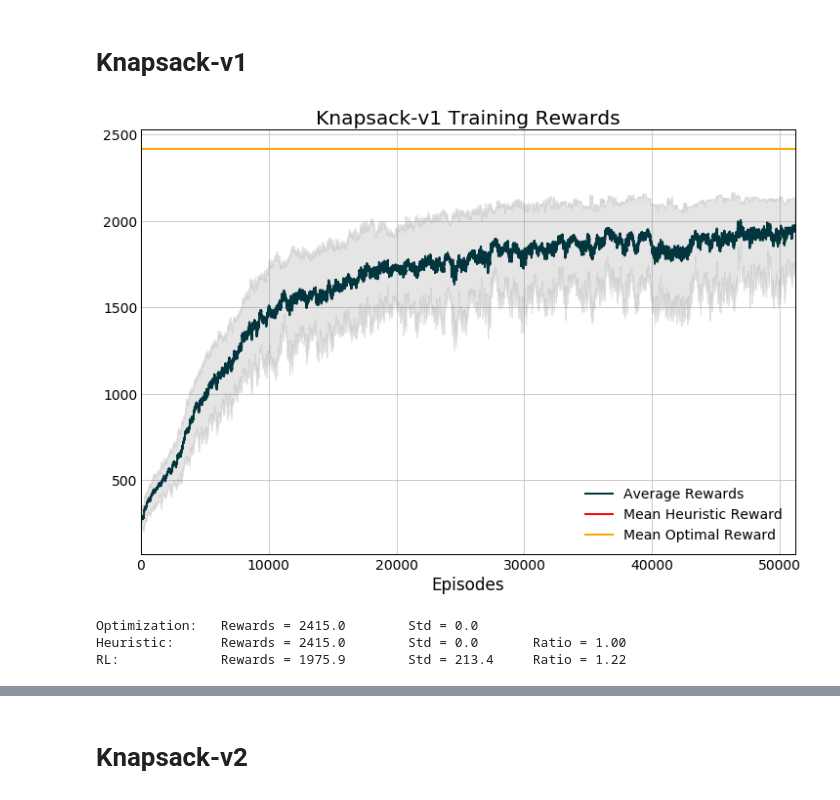
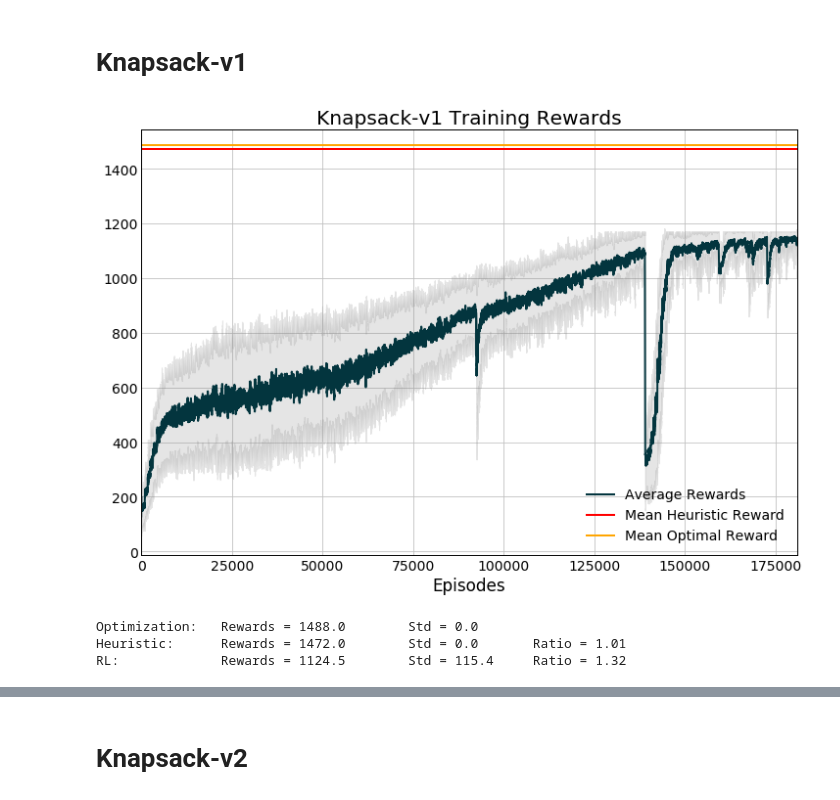
Before and after one commit to hubbs5/or-gym, a Jupyter notebook: notebooks/knapsack_plots.ipynb, the cells around one changed output, grey strips where cells are left out. Drawn from its saved outputs; the diff is of its cells as text; code cells hidden in the pictures.

```diff
--- a/notebooks/knapsack_plots.ipynb
+++ b/notebooks/knapsack_plots.ipynb
@@ -181,12 +182,13 @@ RL:             Rewards = 5515.5        Std = 87.2      Ratio = 1.02
 # %% [markdown]
 # Knapsack-v1
 # %%
-kp1_path = '/home/christian/ray_results/PPO/PPO_Knapsack-v1_5_entropy_coeff=0.001,kl_target=0.01,lambda=0.9,lr=0.0001_2020-05-29_10-17-44npw17d2w'
+# kp1_path = '/home/christian/ray_results/PPO/PPO_Knapsack-v1_5_entropy_coeff=0.001,kl_target=0.01,lambda=0.9,lr=0.0001_2020-05-29_10-17-44npw17d2w'
+kp1_path = '/home/christian/ray_results/PPO/PPO_Knapsack-v1_9_entropy_coeff=0.001,kl_target=0.01,lambda=0.95,lr=1e-05_2020-07-29_18-53-40iezku6bf'
 kp1_plot_data, kp1_data = extract_plot_stats(kp1_path)
 
-opt_mean1 = 2415
+opt_mean1 = 1488
 opt_var1 = 0
-heur_mean1 = 2415
+heur_mean1 = 1472
 heur_var1 = 0
 
 
@@ -195,34 +197,34 @@ x_max = kp1_plot_data.shape[0]
 
 
 plt.figure(figsize=(12,8))
 plt.plot(kp1_plot_data['mean_rewards'], label='Average Rewards')
 plt.fill_between(np.arange(x_max), kp1_plot_data['fill_min'], kp1_plot_data['fill_max'],
                  color='gray', alpha=0.2) #, label='RL Variance')
 
 plt.axhline(xmin=0, xmax=x_max, y=heur_mean1, color='r', label='Mean Heuristic Reward')
 # plt.fill_between(np.arange(x_min, mean_vals.shape[0]), heur_mean-heur_var,
 #                  heur_mean+heur_var, color='r', alpha=0.2, label='Heuristic Variance')
 
 plt.axhline(xmin=0, xmax=x_max, y=opt_mean1, color='orange', label='Mean Optimal Reward')
 # plt.fill_between(np.arange(x_min, mean_vals.shape[0]), opt_mean-opt_var,
 #                  opt_mean+opt_var, color='orange', alpha=0.2, label='Optimization Variance')
 
 plt.title('Knapsack-v1 Training Rewards')
 plt.legend()
 plt.xlabel('Episodes')
 plt.xlim([x_min, x_max])
 plt.show()
 
 print("Optimization:\tRewards = {:.1f}\tStd = {:.1f}".format(
     opt_mean1, opt_var1))
 print("Heuristic:\tRewards = {:.1f}\tStd = {:.1f}\tRatio = {:.2f}".format(
     heur_mean1, heur_var1, opt_mean1 / heur_mean1))
 rl_mean1 = kp1_plot_data.iloc[-1]['mean_rewards']
 perf_ratio1 = opt_mean1 / rl_mean1
 print("RL:\t\tRewards = {:.1f}\tStd = {:.1f}\tRatio = {:.2f}".format(
     rl_mean1, kp1_plot_data.iloc[-1]['std_rewards'], perf_ratio1))
 # %% [output]
-[figure, old version]
+[figure, new version]
-Optimization:   Rewards = 2415.0        Std = 0.0
-Heuristic:      Rewards = 2415.0        Std = 0.0       Ratio = 1.00
-RL:             Rewards = 1975.9        Std = 213.4     Ratio = 1.22
+Optimization:   Rewards = 1488.0        Std = 0.0
+Heuristic:      Rewards = 1472.0        Std = 0.0       Ratio = 1.01
+RL:             Rewards = 1124.5        Std = 115.4     Ratio = 1.32
```
Also changed, not shown: parts of 8 cells of this notebook, 7 other files.
